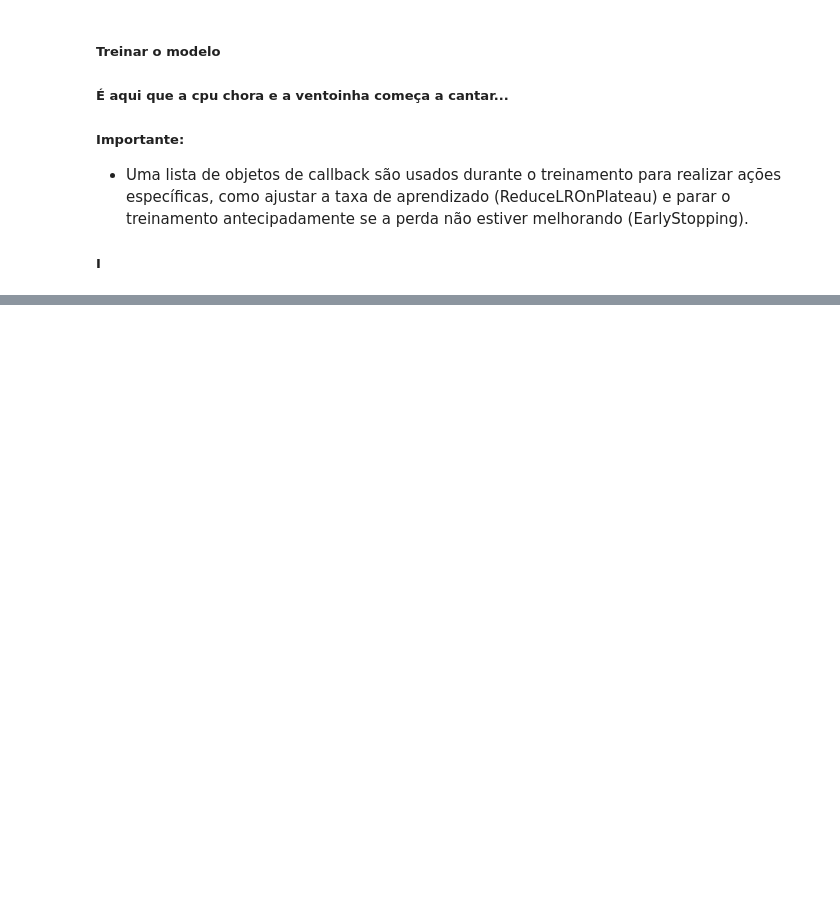
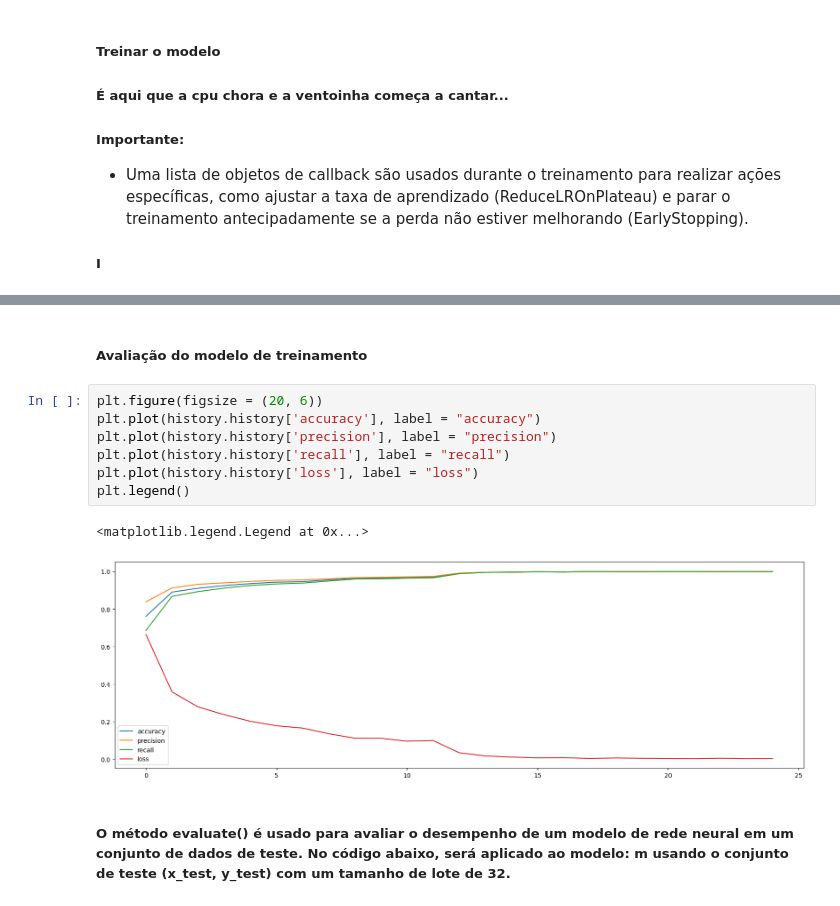
Before and after one commit to RodrigoEGC/cnn-foliar-apple-trees, a Jupyter notebook: src/foliar-model.ipynb, the cells around one changed output, grey strips where cells are left out. Cells and saved outputs as stored; diff of their text form; blank space fills up the shorter version.

```diff
--- a/src/foliar-model.ipynb
+++ b/src/foliar-model.ipynb
@@ -205,0 +217,14 @@ KeyboardInterrupt:
+# %% [markdown]
+##### Avaliação do modelo de treinamento
+# %%
+plt.figure(figsize = (20, 6))
+plt.plot(history.history['accuracy'], label = "accuracy")
+plt.plot(history.history['precision'], label = "precision")
+plt.plot(history.history['recall'], label = "recall")
+plt.plot(history.history['loss'], label = "loss")
+plt.legend()
+# %% [output]
+<matplotlib.legend.Legend at 0x...>
+[figure, added]
+# %% [markdown]
+##### O método evaluate() é usado para avaliar o desempenho de um modelo de rede neural em um conjunto de dados de teste. No código abaixo, será aplicado ao modelo: m usando o conjunto de teste (x_test, y_test) com um tamanho de lote de 32.
```
Also changed, not shown: parts of 16 cells of this notebook, 1 other file.
